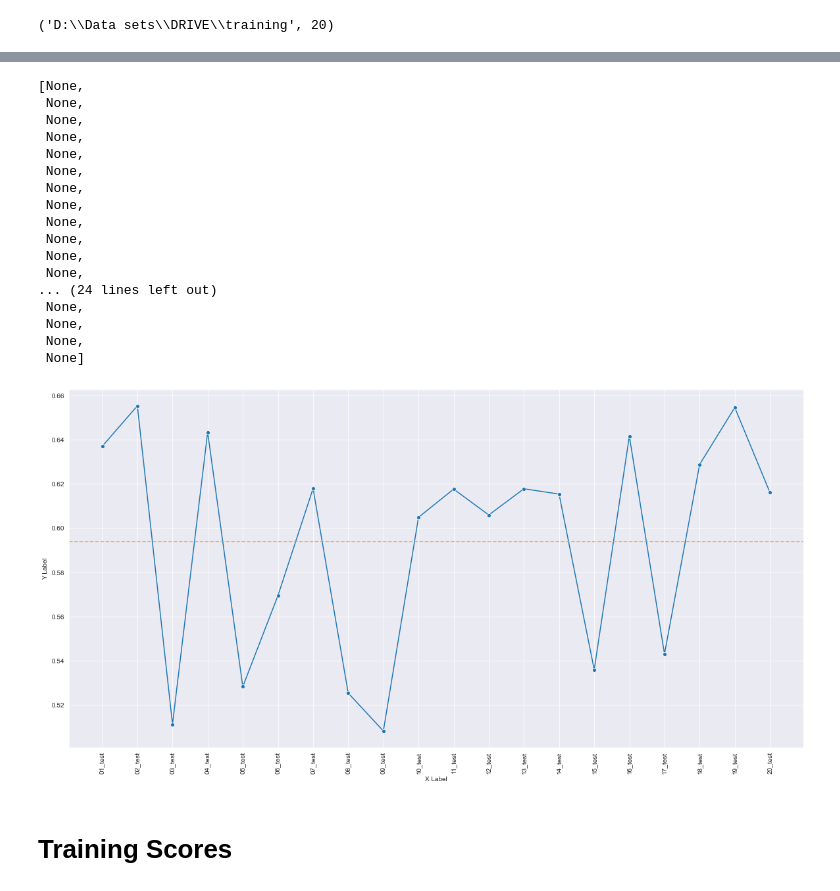
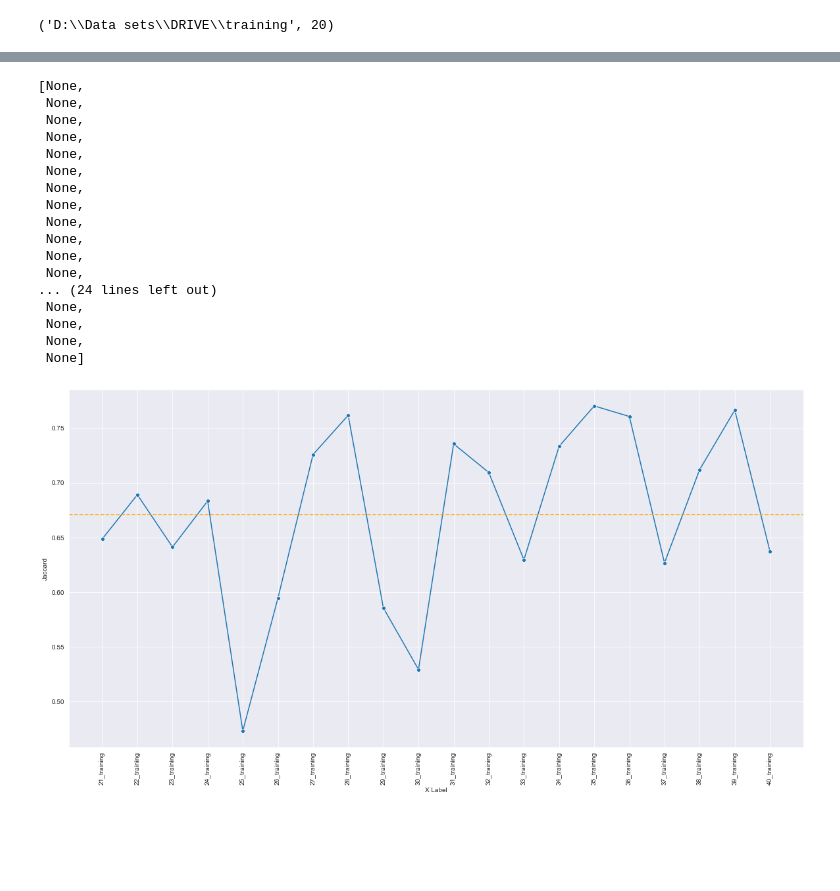
Before and after one commit to ShirsenduRyo/Digital-Retinal-Image-Vessel-Extraction, a Jupyter notebook: Evaluation.ipynb, the cells around one changed output, grey strips where cells are left out. Saved outputs shown, nothing was run; the diff lists cells and outputs as text; code cells hidden in the pictures; blank space fills up the shorter version.

```diff
--- a/Evaluation.ipynb
+++ b/Evaluation.ipynb
@@ -118,7 +120,7 @@ from matplotlib import pyplot as plt
 """ Make the prediction and calculate the metrics values """
 SCORE = []
 
-for x, y in tqdm(zip(test_x, test_y), total=len(test_x)):
+for x, y in tqdm(zip(train_x, train_y), total=len(train_x)):
 
     """ Extracting name """
     name = x.split("\\")[-1].split(".")[0]
@@ -153,10 +155,10 @@ for x, y in tqdm(zip(test_x, test_y), total=len(test_x)):
 
 
     """ Saving the images """
-    save_image_path = f"results\\{name}Test.png"
+    save_image_path = f"results\\{name}Train.png"
     print(save_image_path)
 
-    save_results(ori_x, ori_y, final_y_pred, save_image_path)
+#     save_results(ori_x, ori_y, final_y_pred, save_image_path)
 
     """ Flatten the array """
     y = y.flatten()
@@ -264,6 +248,6 @@ Specificity: 0.98853
 # %%
-""" Saving """
-df = pd.DataFrame(SCORE, columns=["Image", "Acc", "F1", "Jaccard", "Recall", "Precision", "Sensitivity", "Specificity"])
-df
+
+stat_df = pd.DataFrame(SCORE, columns=["Image", "Acc", "F1", "Jaccard", "Recall", "Precision", "Sensitivity", "Specificity"])
+stat_df
 # %% [output]
 |  | Image | Acc | F1 | Jaccard | Recall | Precision | Sensitivity | Specificity |
@@ -290,28 +310,26 @@ import seaborn as sns
 # %%
 plt.figure(figsize=(20, 10))
 sns.set_style("darkgrid")
-ax = sns.lineplot(data=df, x="Image", y="Jaccard", marker = "o")
-ax.axhline(df["Jaccard"].mean(), color="orange", linestyle="--")
-ax.set(xlabel="X Label", ylabel = "Y Label")
+ax = sns.lineplot(data=stat_df, x="Image", y="Jaccard", marker = "o")
+ax.axhline(stat_df["Jaccard"].mean(), color="orange", linestyle="--")
+ax.set(xlabel="X Label", ylabel = "Jaccard")
 plt.setp(ax.get_xticklabels(), rotation=90)
 # %% [output]
 [None,
  None,
  None,
  None,
  None,
  None,
  None,
  None,
  None,
  None,
  None,
  None,
 ... (24 lines left out)
  None,
  None,
  None,
  None]
-[figure, old version]
+[figure, new version]
-# %% [markdown]
-# Training Scores
```
Also changed, not shown: parts of 18 cells of this notebook, 4 other files.
